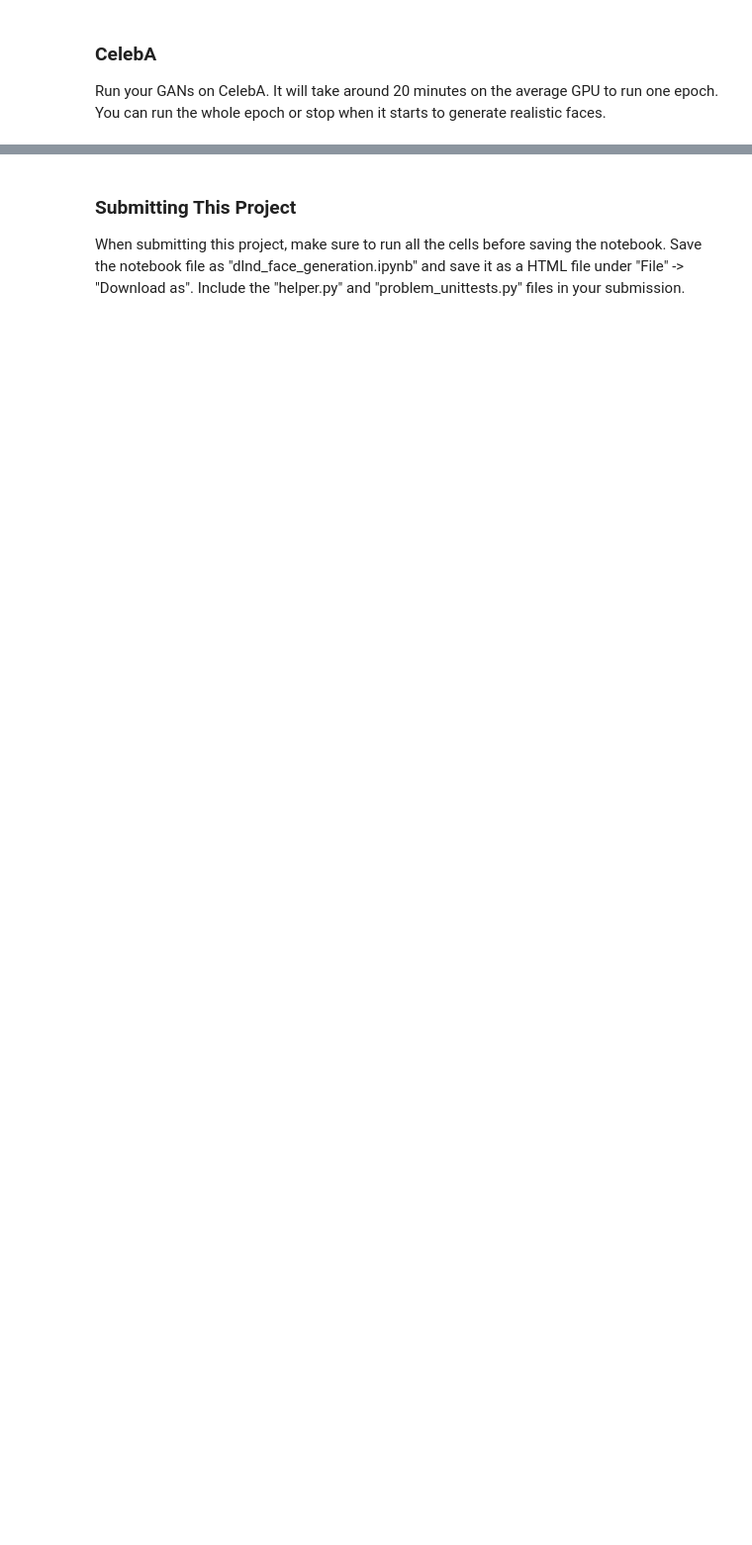
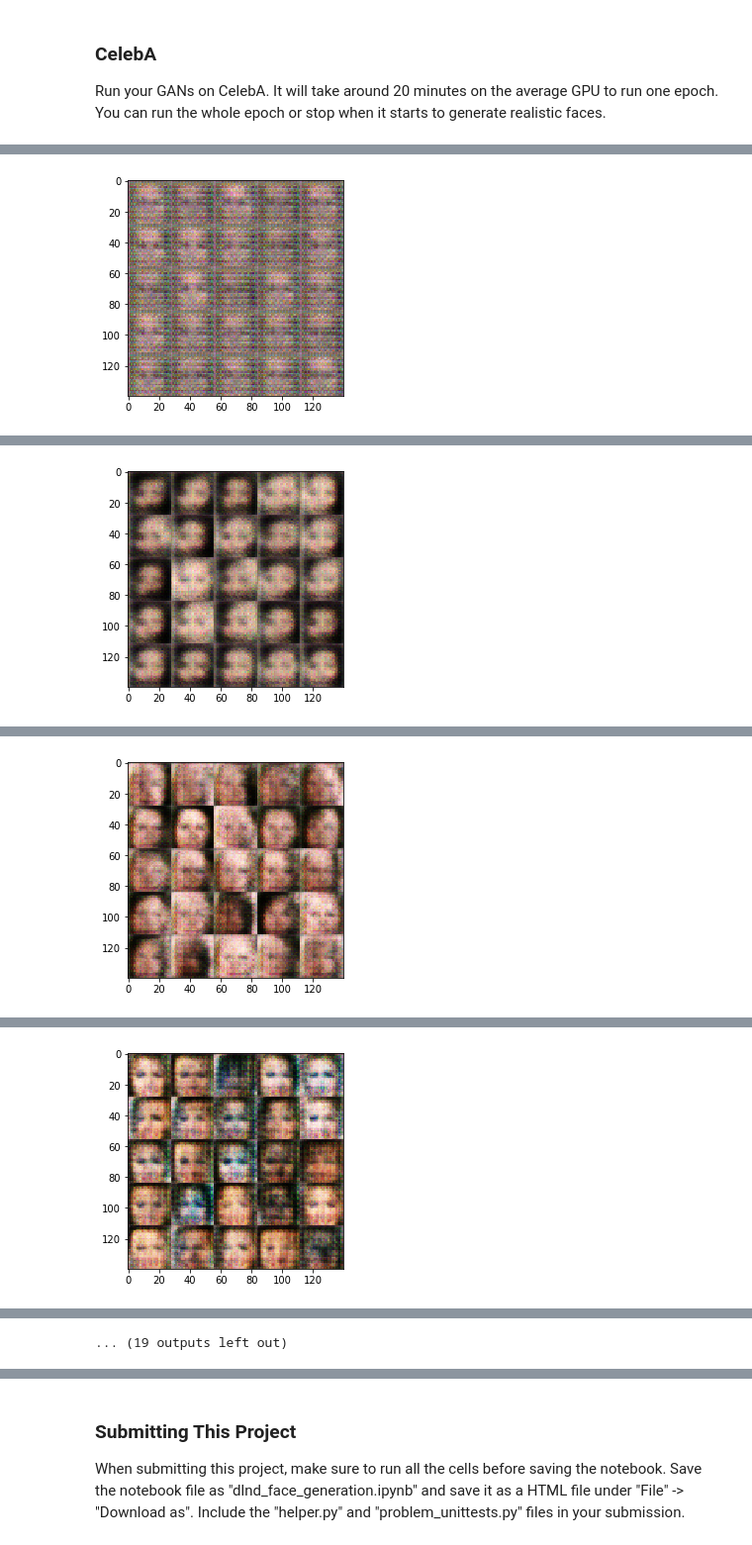
Before and after one commit to guoquheweilai/DLND-Term1-P4-Generate-Faces, a Jupyter notebook: dlnd_face_generation.ipynb, the cells around one changed output, grey strips where cells are left out. Shown at 99% size. Cells and saved outputs as stored; diff of their text form; code cells hidden in the pictures; blank space fills up the shorter version.

```diff
--- a/dlnd_face_generation.ipynb
+++ b/dlnd_face_generation.ipynb
@@ -554,7 +656,7 @@ Run your GANs on CelebA.  It will take around 20 minutes on the average GPU to r
 # %%
-batch_size = 64
+batch_size = 128
 z_dim = 128
-learning_rate = 0.001
+learning_rate = 0.0001
 beta1 = 0.5
 
 
@@ -567,3 +669,4 @@ celeba_dataset = helper.Dataset('celeba', glob(os.path.join(data_dir, 'img_align
 with tf.Graph().as_default():
     train(epochs, batch_size, z_dim, learning_rate, beta1, celeba_dataset.get_batches,
           celeba_dataset.shape, celeba_dataset.image_mode)
+# %% [output]
@@ -569,0 +683 @@ with tf.Graph().as_default():
+[figure, added]
@@ -569,0 +694 @@ with tf.Graph().as_default():
+[figure, added]
@@ -569,0 +705 @@ with tf.Graph().as_default():
+[figure, added]
@@ -569,0 +716 @@ with tf.Graph().as_default():
+[figure, added]
@@ -569,0 +739 @@ with tf.Graph().as_default():
+... (19 outputs left out)
```
Also changed, not shown: parts of 17 cells of this notebook, 1 other file.
